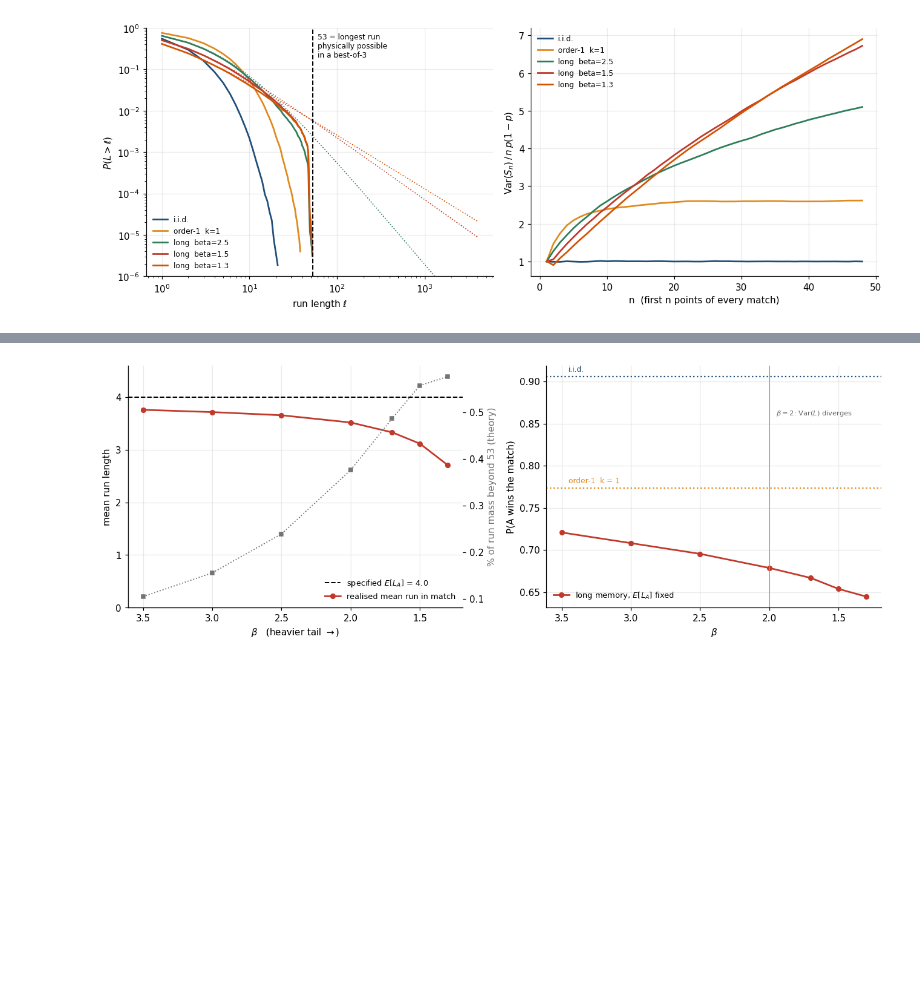
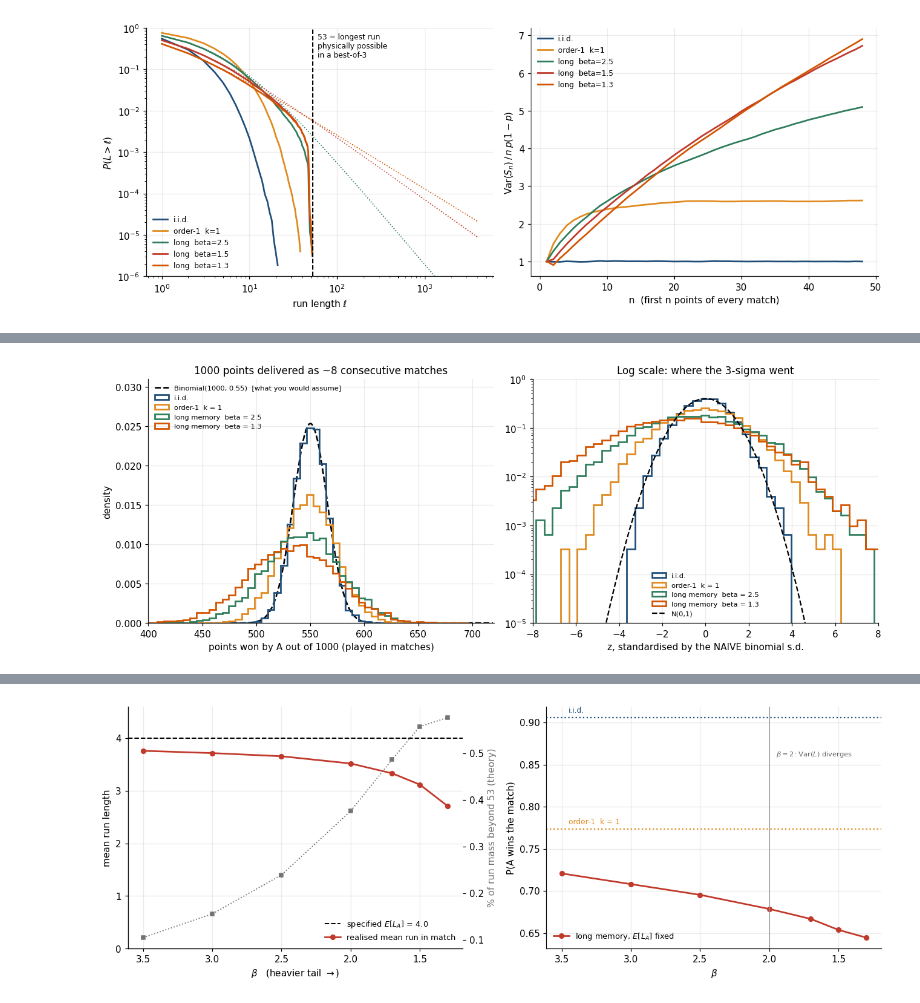
Before and after one commit to MarcoGaloppo/Break-point, a Jupyter notebook: narrative_tennis_lab.ipynb, the cells around one changed output, grey strips where cells are left out. Saved outputs shown, nothing was run; the diff lists cells and outputs as text; code cells hidden in the pictures; blank space fills up the shorter version.

Commit message:
Narrative change and point checks. New mechanism against favourite in pareto-like situations identified. Tennis really has it out for good players!

```diff
--- a/narrative_tennis_lab.ipynb
+++ b/narrative_tennis_lab.ipynb
@@ -808,0 +806,76 @@ exponent are physically impossible, so the exponent is never attained and never
+# %%
+BLOCK, N_BLOCKS = 1_000, 8_000
+SD_NAIVE = np.sqrt(BLOCK * PQ)
+
+def points_in_blocks(kw, n_blocks=N_BLOCKS, block=BLOCK, seed=SEED):
+    '''Points won by A in consecutive `block`-point stretches of real match play.
+
+    Matches are played back to back and their point streams concatenated, so a
+    block spans several matches and every match boundary inside it resets both
+    the scoreboard and the momentum state.
+    '''
+    sim = TennisSimulator(seed=seed, **kw)
+    need, parts, total = n_blocks * block, [], 0
+    while total < need:
+        batch = sim.simulate_match_points(max(1_000, (need - total) // 100))
+        parts.extend(batch)
+        total += sum(len(x) for x in batch)
+    return np.concatenate(parts)[:need].reshape(n_blocks, block).sum(axis=1)
+
+
+BLOCK_CFG = [
+    ("i.i.d.",                   dict(p=P, k=0.0), C0),
+    ("order-1  k = 1",           dict(p=P, k=1.0), C2),
+    ("long memory  beta = 2.5",  dict(p=P, memory="long", beta=2.5,
+                                      gamma=gamma_for_mean_run(MEAN_RUN, 2.5, P)), C3),
+    ("long memory  beta = 1.3",  dict(p=P, memory="long", beta=1.3,
+                                      gamma=gamma_for_mean_run(MEAN_RUN, 1.3, P)), "#d35400"),
+]
+counts = {label: points_in_blocks(kw).astype(float) for label, kw, _ in BLOCK_CFG}
+
+fig, (ax1, ax2) = plt.subplots(1, 2, figsize=(12, 4.6))
+lo = int(min(c.min() for c in counts.values())) - 10
+hi = int(max(c.max() for c in counts.values())) + 10
+bins = np.arange(lo - 0.5, hi + 1, 6)          # integer-aligned: counts are discrete
+zbins = (bins - BLOCK * P) / SD_NAIVE
+
+grid = np.arange(400, 720)
+ax1.plot(grid, binom_pmf(BLOCK, P, grid), "k--", lw=1.7,
+         label=f"Binomial(1000, {P})  [what you would assume]")
+for label, _, col in BLOCK_CFG:
+    ax1.hist(counts[label], bins=bins, density=True, histtype="step", lw=1.8,
+             color=col, label=label)
+    ax2.hist((counts[label] - BLOCK * P) / SD_NAIVE, bins=zbins, density=True,
+             histtype="step", lw=1.8, color=col, label=label)
+
+ax1.set_xlim(400, 720); ax1.set_ylim(0, 0.031)
+ax1.set_xlabel("points won by A out of 1000")
+ax1.set_ylabel("density")
+ax1.legend(fontsize=7.5, loc="upper left")
+
+zz = np.linspace(-8, 8, 600)
+ax2.plot(zz, np.exp(-zz ** 2 / 2) / np.sqrt(2 * np.pi), "k--", lw=1.5, label="N(0,1)")
+ax2.set_yscale("log"); ax2.set_ylim(1e-5, 1); ax2.set_xlim(-8, 8)
+ax2.set_xlabel("z, standardised by the NAIVE binomial s.d.")
+ax2.legend(fontsize=7.5, loc="lower center")
+
+plt.tight_layout(); plt.show()
+
+summary = []
+for label, _, _ in BLOCK_CFG:
+    c = counts[label]
+    z_naive = (c - BLOCK * P) / SD_NAIVE
+    z_true = (c - c.mean()) / c.std(ddof=1)
+    summary.append({"config": label,
+                    "realised share": c.mean() / BLOCK,
+                    "s.d. of count": c.std(ddof=1),
+                    "Var/npq at n=1000": c.var(ddof=1) / (BLOCK * PQ),
+                    "excess kurtosis": np.mean(z_true ** 4) - 3,
+                    "P(|z_naive|>3)": np.mean(np.abs(z_naive) > 3)})
+s = pd.DataFrame(summary).set_index("config")
+s["vs the budgeted 0.0027"] = s["P(|z_naive|>3)"] / 0.0027
+display(s.style.format({"realised share": "{:.4f}", "s.d. of count": "{:.2f}",
+                        "Var/npq at n=1000": "{:.2f}", "excess kurtosis": "{:+.3f}",
+                        "P(|z_naive|>3)": "{:.4f}", "vs the budgeted 0.0027": "{:.0f}x"}))
+# %% [output]
+[figure, added]
```
Also changed, not shown: parts of 5 cells of this notebook, 1 other file.
